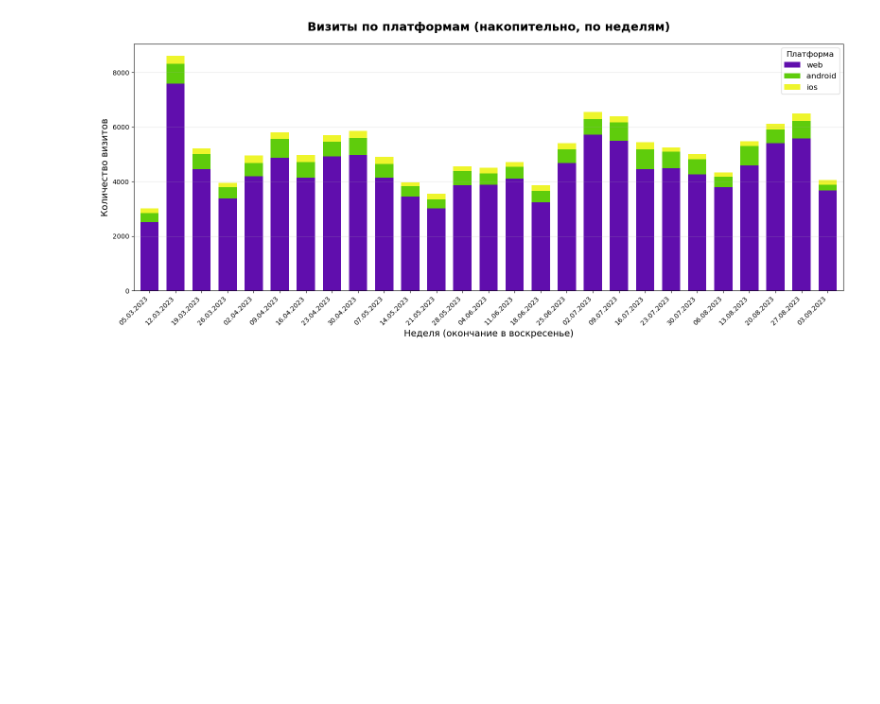
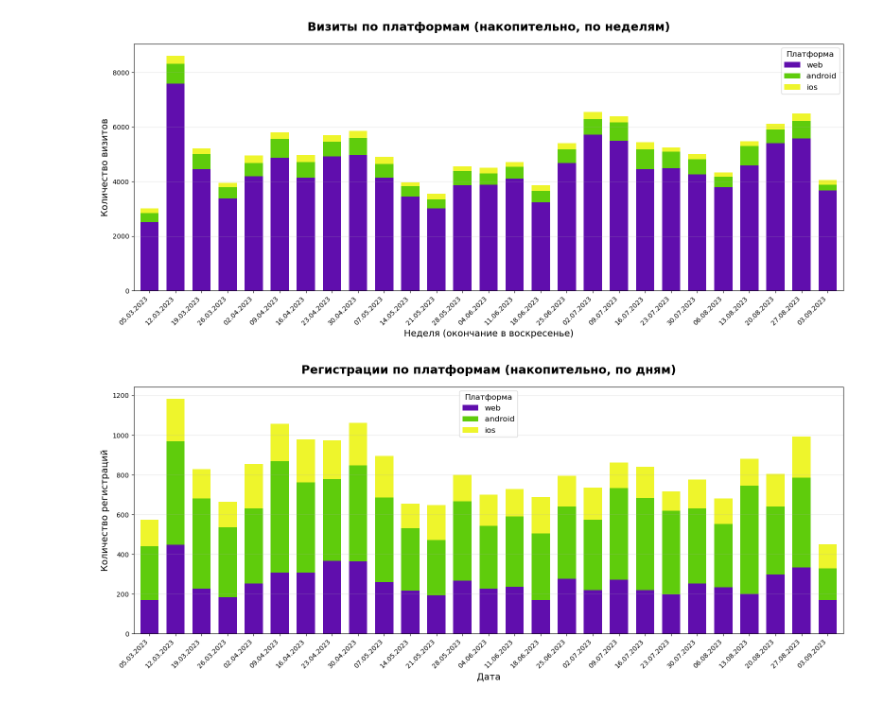
Before and after one commit to kot-yenot/data-analytics-project-100, a Jupyter notebook: charts_project.ipynb, the cells around one changed output. Cells and saved outputs as stored; diff of their text form; code cells hidden in the pictures; blank space fills up the shorter version.

```diff
--- a/charts_project.ipynb
+++ b/charts_project.ipynb
@@ -201,3 +192,56 @@ plt.tight_layout()
 plt.savefig('visits_platform.png', dpi=300, bbox_inches='tight')
 # %% [output]
 [figure]
+# %%
+# Регистрации по платформам
+reg_by_platforms = df_graf.copy()
+platforms = ['web', 'android', 'ios']
+filtered_result = reg_by_platforms[reg_by_platforms['platform'].isin(platforms)]
+
+reg_by_platform = (
+    filtered_result
+    .groupby(['date_group', 'platform'])['registrations']
+    .sum()
+    .unstack(fill_value=0)
+    [platforms]
+)
+reg_by_week_platform = (
+    filtered_result
+    .groupby([pd.Grouper(key='date_group', freq='W-SUN'), 'platform'])['registrations']
+    .sum()
+    .unstack(fill_value=0)
+    [platforms]
+)
+fig, ax = plt.subplots(figsize=(16, 7))
+colors = ['#600ead', '#5fcc0c', '#eef52c']  # web, android, ios
+
+reg_by_week_platform.plot(
+    kind='bar',
+    stacked=True,
+    color=colors,
+    ax=ax,
+    width=0.7,
+    legend=True
+)
+
+ax.set_title(
+    'Регистрации по платформам (накопительно, по дням)',
+    fontsize=18,
+    fontweight='bold',
+    pad=20
+)
+ax.set_xlabel('Дата', fontsize=14)
+ax.set_ylabel('Количество регистраций', fontsize=14)
+ax.legend(title='Платформа', fontsize=12, title_fontsize=12)
+ax.grid(axis='y', alpha=0.3)
+ax.xaxis.set_major_locator(plt.FixedLocator(range(len(reg_by_week_platform))))
+ax.set_xticklabels(
+    reg_by_week_platform.index.strftime('%d.%m.%Y'),
+    rotation=45,
+    ha='right',
+    fontsize=10
+)
+plt.tight_layout()
+plt.savefig( d / 'reg_platform.png', dpi=300, bbox_inches='tight')
+# %% [output]
+[figure, added]
```
Also changed, not shown: parts of 1 cell of this notebook, 1 other file.
